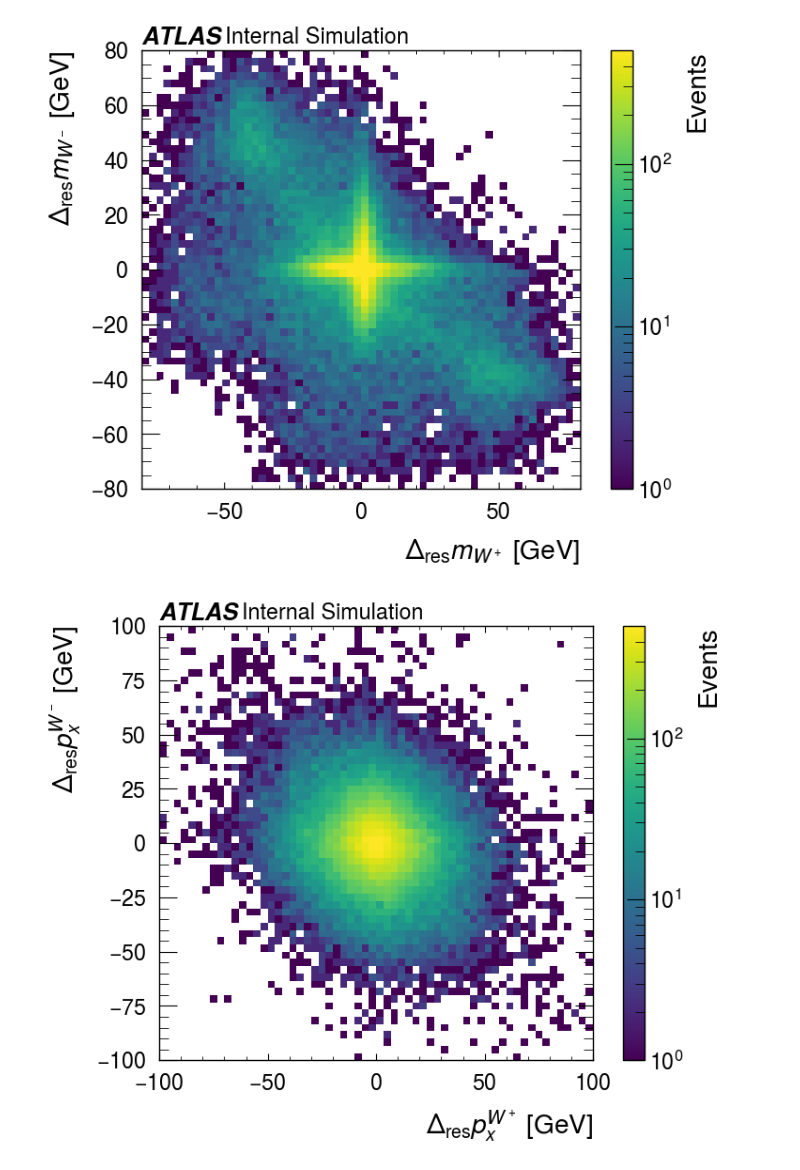
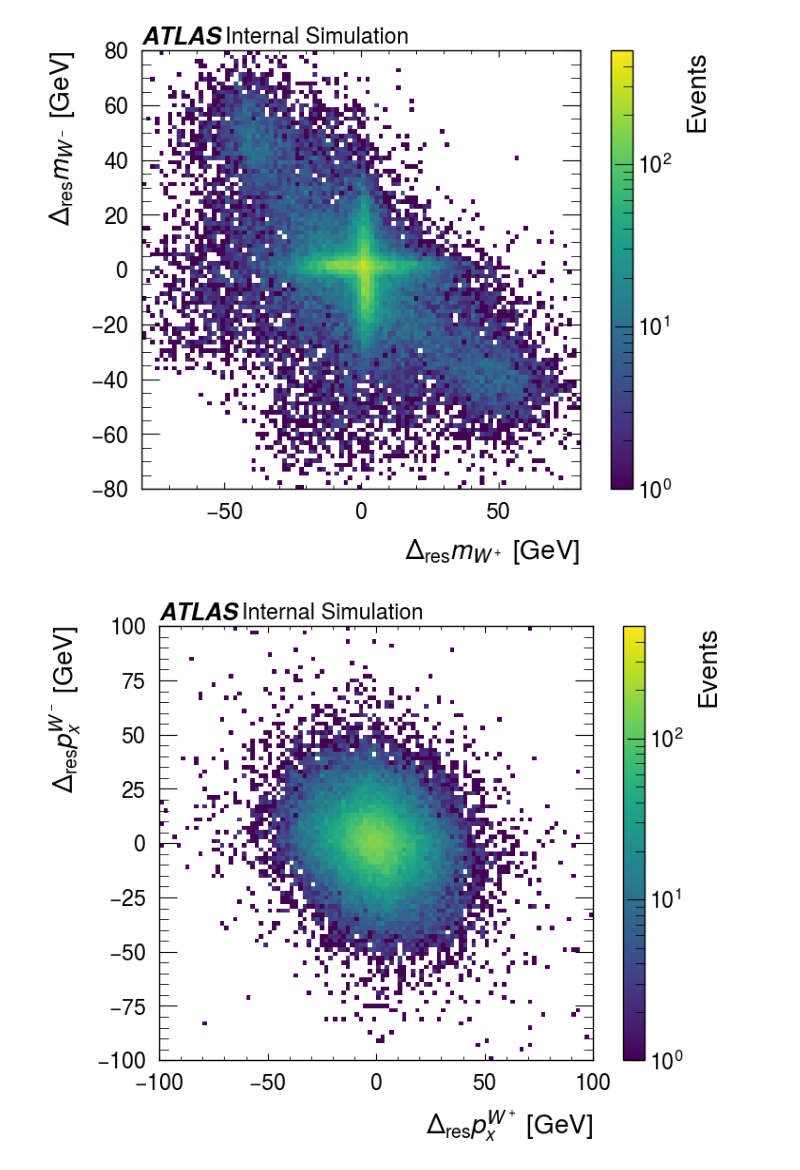
Before and after one commit to yygarypeng/ww-pcres, a Jupyter notebook: visualize.ipynb, the cells around one changed output. Cells and saved outputs as stored; diff of their text form; code cells hidden in the pictures.

```diff
--- a/visualize.ipynb
+++ b/visualize.ipynb
@@ -223,5 +223,5 @@ Rel err < 5%: 50.36 %
 # %%
-def plot_2d_res_hist(pred, truth, name_pos, name_neg, bins_edges=np.linspace(-200, 200, 61), log=False, unit="GeV", color="black", vmax=5e3, savepath=None):
+def plot_2d_res_hist(pred, truth, name_pos, name_neg, bins_edges=np.linspace(-200, 200, 101), log=False, unit="GeV", color="black", vmax=5e3, savepath=None):
     if log:
         norm = LogNorm(vmin=1, vmax=vmax)
         plt.hist2d(pred, truth, bins=[bins_edges, bins_edges], cmap="viridis", norm=norm)
@@ -242,19 +242,19 @@ def plot_2d_res_hist(pred, truth, name_pos, name_neg, bins_edges=np.linspace(-20
 # %%
 w0_mass_res = np.sqrt(pred_w0_mass_2) - np.sqrt(true_w0_mass_2)
 w1_res = np.sqrt(pred_w1_mass_2) - np.sqrt(true_w1_mass_2)
-plot_2d_res_hist(w0_mass_res, w1_res, name_pos=r"$m_{W^+}$", name_neg=r"$m_{W^-}$", bins_edges=np.linspace(-80, 80, 61), log=True, unit="GeV", color="black", vmax=5e2, savepath="./figures/mass_res_2d.pdf")
+plot_2d_res_hist(w0_mass_res, w1_res, name_pos=r"$m_{W^+}$", name_neg=r"$m_{W^-}$", bins_edges=np.linspace(-80, 80, 101), log=True, unit="GeV", color="black", vmax=5e2, savepath="./figures/mass_res_2d.pdf")
 
 w0_px_res = pred_w0_px - true_w0_px
 w1_px_res = pred_w1_px - true_w1_px
-plot_2d_res_hist(w0_px_res, w1_px_res, name_pos=r"$p_x^{W^+}$", name_neg=r"$p_x^{W^-}$", bins_edges=np.linspace(-100, 100, 61), log=True, unit="GeV", color="black", vmax=5e2, savepath="./figures/px_res_2d.pdf")
+plot_2d_res_hist(w0_px_res, w1_px_res, name_pos=r"$p_x^{W^+}$", name_neg=r"$p_x^{W^-}$", bins_edges=np.linspace(-100, 100, 101), log=True, unit="GeV", color="black", vmax=5e2, savepath="./figures/px_res_2d.pdf")
 
 w0_pz_res = pred_w0_pz - true_w0_pz
 w1_pz_res = pred_w1_pz - true_w1_pz
-plot_2d_res_hist(w0_pz_res, w1_pz_res, name_pos=r"$p_z^{W^+}$", name_neg=r"$p_z^{W^-}$", bins_edges=np.linspace(-800, 800, 61), log=True, unit="GeV", color="black", vmax=5e2, savepath="./figures/pz_res_2d.pdf")
+plot_2d_res_hist(w0_pz_res, w1_pz_res, name_pos=r"$p_z^{W^+}$", name_neg=r"$p_z^{W^-}$", bins_edges=np.linspace(-800, 800, 101), log=True, unit="GeV", color="black", vmax=5e2, savepath="./figures/pz_res_2d.pdf")
 
 w0_energy_res = pred_w0_energy - true_w0_energy
 w1_energy_res = pred_w1_energy - true_w1_energy
-plot_2d_res_hist(w0_energy_res, w1_energy_res, name_pos=r"$E^{W^+}$", name_neg=r"$E^{W^-}$", bins_edges=np.linspace(-1000, 500, 61), log=True, unit="GeV", color="black", vmax=5e2, savepath="./figures/energy_res_2d.pdf")
+plot_2d_res_hist(w0_energy_res, w1_energy_res, name_pos=r"$E^{W^+}$", name_neg=r"$E^{W^-}$", bins_edges=np.linspace(-1000, 500, 101), log=True, unit="GeV", color="black", vmax=5e2, savepath="./figures/energy_res_2d.pdf")
 # %% [output]
-[figure, old version]
+[figure, new version]
-[figure, old version]
+[figure, new version]
```
Also changed, not shown: parts of 19 cells of this notebook, 42 other files.
